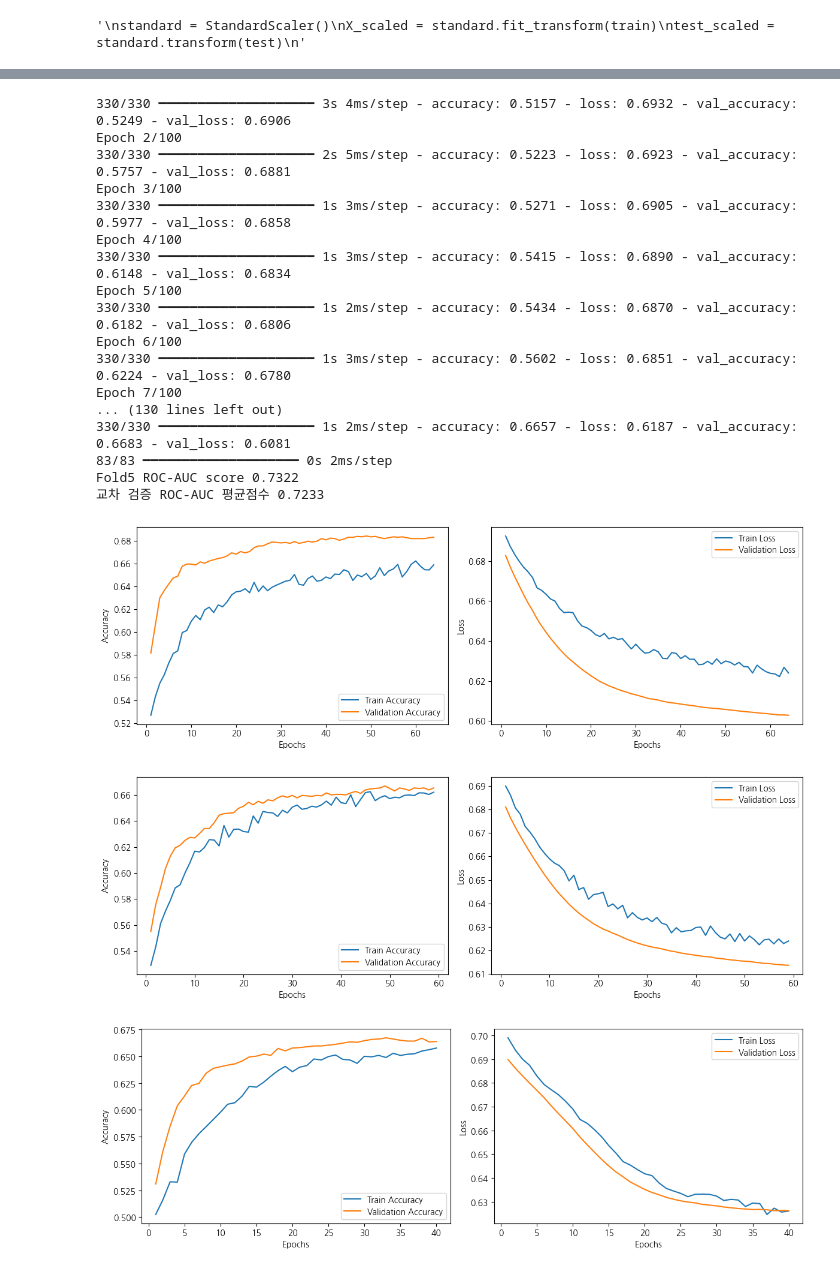
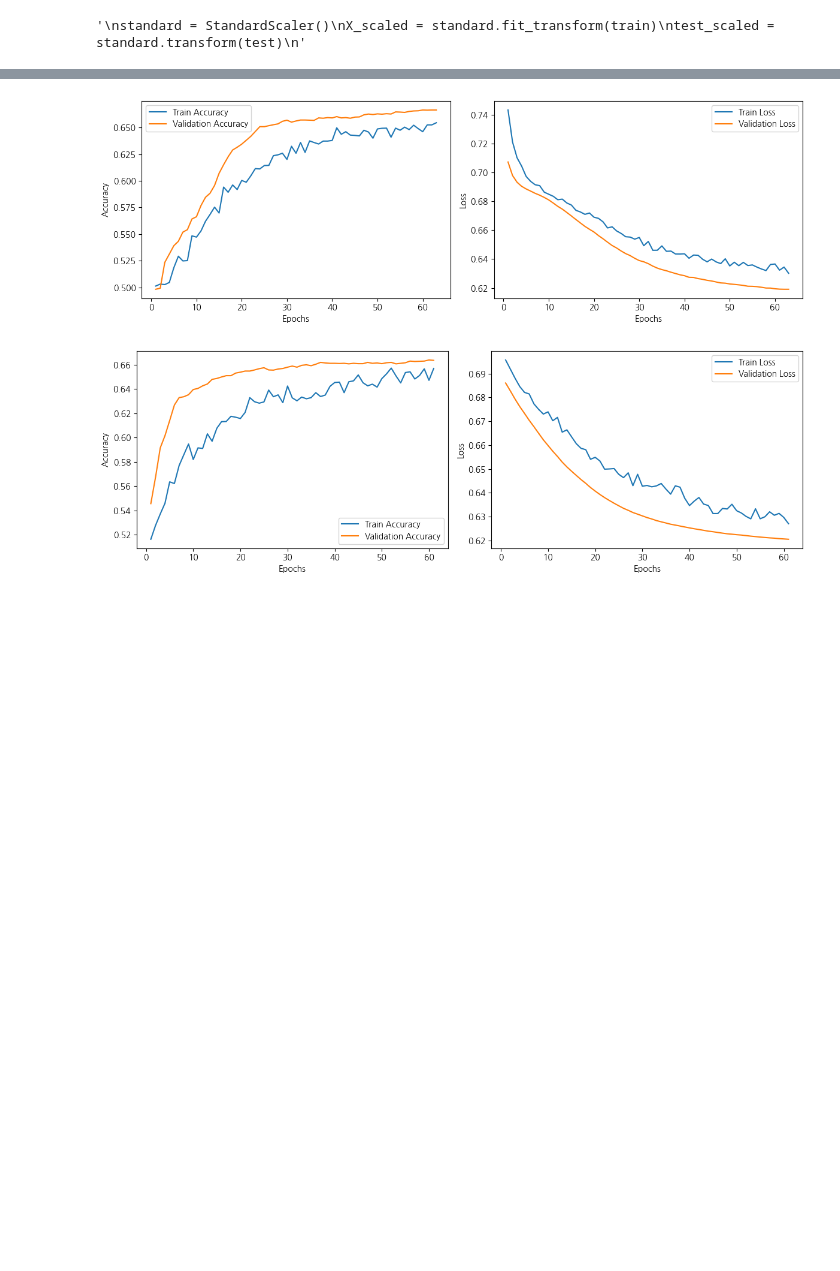
Before and after one commit to yunjun0914/dacon, a Jupyter notebook: 채무불이행 여부/채무불이행_boxcox변환.ipynb, the cells around one changed output, grey strips where cells are left out. Cells and saved outputs as stored; diff of their text form; code cells hidden in the pictures; blank space fills up the shorter version.

```diff
--- a/채무불이행 여부/채무불이행_boxcox변환.ipynb
+++ b/채무불이행 여부/채무불이행_boxcox변환.ipynb
@@ -95,7 +95,7 @@ def preprocess(df):
     df["대출위험"] = ((df["상환액 분위"] > 3) & (df["DSR분위"] < 3)).astype(int)
     df["파산위험"] = ((df["신용 문제 발생 횟수"] > 0) | ((df["개인 파산 횟수"] > 0) | (df["체납 세금 압류 횟수"] > 0))).astype(int)
     df["부채통합위험"] = ((df["대출 목적"] == 4) & (df["DTI분위"] > 3)).astype(int)
-    df["부채통합위험2"] = ((df["대출 목적"] != 4) & (df["신용점수분위"] < 3)).astype(int)
+    df["부채통합위험2"] = ((df["대출 목적"] != 4) & (df["파산위험"] == 1)).astype(int)
     df["장기상환위험"] = ((df["대출 상환 기간"] == 1) & (df["신용점수분위"] < 3)).astype(int)
     #df["단기상환위험"] = ((df["대출 상환 기간"] == 0) & (df["신용점수분위"] < 3)).astype(int)
     #df["연체위험"] = ((df["연체 이후 경과 개월 분위수"] < 3) & (df["DSR분위"] < 3)).astype(int)
@@ -355,7 +355,7 @@ smote = SMOTE(random_state= 42)
 X_resampled, y_resampled = smote.fit_resample(X_scaled, target)
 # %%
 all_history = []
-kf = KFold(n_splits = 5, shuffle= True, random_state= 42)
+kf = KFold(n_splits = 2, shuffle= True, random_state= 42)
 fold = 1
 roc_auc_scores = []
 
@@ -497,20 +463,2 @@ Epoch 1/100
-330/330 ━━━━━━━━━━━━━━━━━━━━ 3s 4ms/step - accuracy: 0.5157 - loss: 0.6932 - val_accuracy: 0.5249 - val_loss: 0.6906
-Epoch 2/100
-330/330 ━━━━━━━━━━━━━━━━━━━━ 2s 5ms/step - accuracy: 0.5223 - loss: 0.6923 - val_accuracy: 0.5757 - val_loss: 0.6881
-Epoch 3/100
-330/330 ━━━━━━━━━━━━━━━━━━━━ 1s 3ms/step - accuracy: 0.5271 - loss: 0.6905 - val_accuracy: 0.5977 - val_loss: 0.6858
-Epoch 4/100
-330/330 ━━━━━━━━━━━━━━━━━━━━ 1s 3ms/step - accuracy: 0.5415 - loss: 0.6890 - val_accuracy: 0.6148 - val_loss: 0.6834
-Epoch 5/100
-330/330 ━━━━━━━━━━━━━━━━━━━━ 1s 2ms/step - accuracy: 0.5434 - loss: 0.6870 - val_accuracy: 0.6182 - val_loss: 0.6806
-Epoch 6/100
-330/330 ━━━━━━━━━━━━━━━━━━━━ 1s 3ms/step - accuracy: 0.5602 - loss: 0.6851 - val_accuracy: 0.6224 - val_loss: 0.6780
-Epoch 7/100
-... (130 lines left out)
-330/330 ━━━━━━━━━━━━━━━━━━━━ 1s 2ms/step - accuracy: 0.6657 - loss: 0.6187 - val_accuracy: 0.6683 - val_loss: 0.6081
-83/83 ━━━━━━━━━━━━━━━━━━━━ 0s 2ms/step
-Fold5 ROC-AUC score 0.7322
-교차 검증 ROC-AUC 평균점수 0.7233
-[figure, old version]
+[figure, new version]
-[figure, old version]
+[figure, new version]
-[figure, removed]
```
Also changed, not shown: parts of 6 cells of this notebook.
